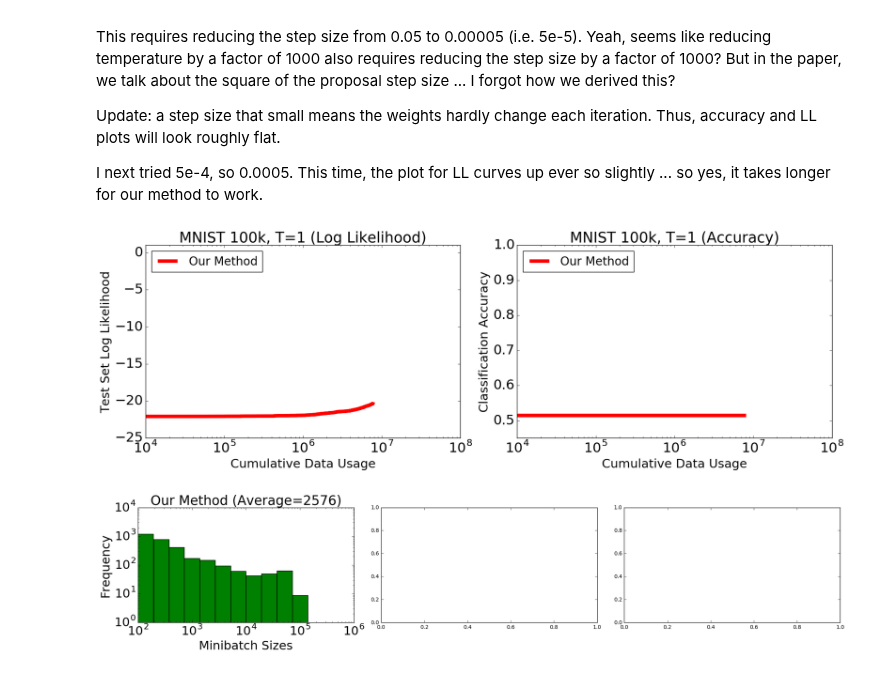
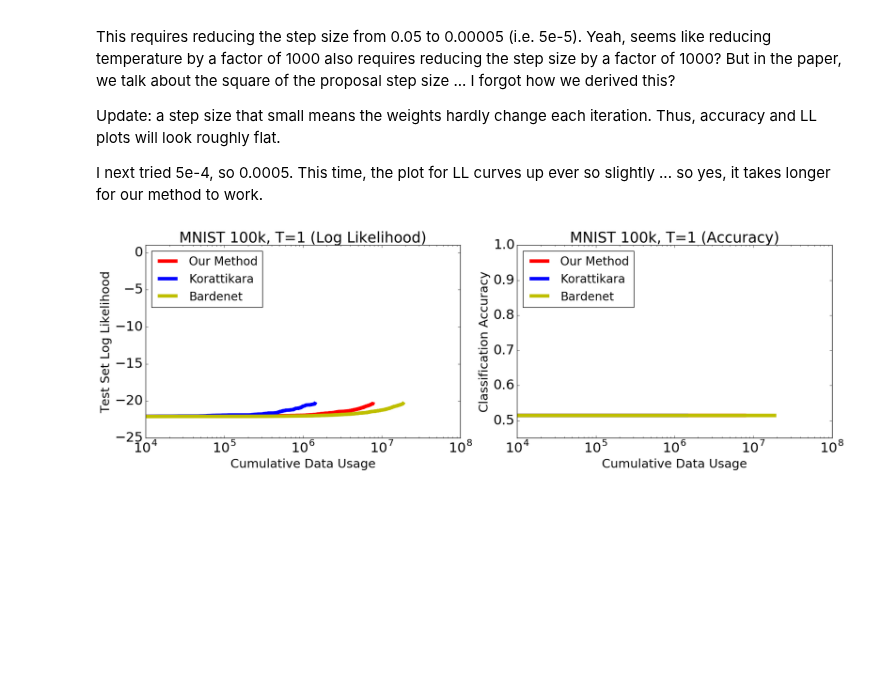
Before and after one commit to DanielTakeshi/New_MH_Test, a Jupyter notebook: code/plot_result_logisticRegression.ipynb, the cells around one changed output. Cells and saved outputs as stored; diff of their text form; code cells hidden in the pictures; blank space fills up the shorter version.

Commit message:
Added figures. I think I know the 1/b now, but need to double check

```diff
--- a/code/plot_result_logisticRegression.ipynb
+++ b/code/plot_result_logisticRegression.ipynb
@@ -332,13 +332,13 @@ I next tried 5e-4, so 0.0005. This time, the plot for LL curves up ever so sligh
 # Load the data from the matrix files.
 samples_ours, mb_size_ours, cum_size_ours, ll_test_ours, ll_train_ours, accuracy_ours = \
     parse_output(N, 'data/testLR_ours_100000_20000_3000_1.mat', 'ours')
-#samples_kora, mb_size_kora, cum_size_kora, ll_test_kora, ll_train_kora, accuracy_kora = \
-#    parse_output(N, 'data/testLR_kora_100000_20000_3000_1000.mat', 'kora')
-#samples_bard, mb_size_bard, cum_size_bard, ll_test_bard, ll_train_bard, accuracy_bard = \
-#    parse_output(N, 'data/testLR_bard_100000_20000_3000_1000.mat', 'bard')
+samples_kora, mb_size_kora, cum_size_kora, ll_test_kora, ll_train_kora, accuracy_kora = \
+    parse_output(N, 'data/testLR_kora_100000_20000_3000_1.mat', 'kora')
+samples_bard, mb_size_bard, cum_size_bard, ll_test_bard, ll_train_bard, accuracy_bard = \
+    parse_output(N, 'data/testLR_bard_100000_20000_3000_1.mat', 'bard')
 assert samples_ours.shape == (N,784)
-#assert samples_kora.shape == (N,784)
-#assert samples_bard.shape == (N,784)
+assert samples_kora.shape == (N,784)
+assert samples_bard.shape == (N,784)
 
 
 # First figure, for cumulative data usage.
@@ -352,8 +352,8 @@ width = 6.0
 xlimits = [(10**4), (10**8)]
 
 axarr[0].plot(cum_size_ours, ll_test_ours, 'r', label='Our Method', lw=width)
-#axarr[0].plot(cum_size_kora, ll_test_kora, 'b', label='Korattikara', lw=width)
-#axarr[0].plot(cum_size_bard, ll_test_bard, 'y', label='Bardenet', lw=width)
+axarr[0].plot(cum_size_kora, ll_test_kora, 'b', label='Korattikara', lw=width)
+axarr[0].plot(cum_size_bard, ll_test_bard, 'y', label='Bardenet', lw=width)
 axarr[0].set_xlim(xlimits)
 axarr[0].set_ylim([-25,1])
 axarr[0].set_xscale("log")
@@ -365,8 +365,8 @@ axarr[0].tick_params(axis='x', labelsize=tick_size)
 axarr[0].tick_params(axis='y', labelsize=tick_size)
 
 axarr[1].plot(cum_size_ours, accuracy_ours, 'r', label='Our Method', lw=width)
-#axarr[1].plot(cum_size_kora, accuracy_kora, 'b', label='Korattikara', lw=width)
-#axarr[1].plot(cum_size_bard, accuracy_bard, 'y', label='Bardenet', lw=width)
+axarr[1].plot(cum_size_kora, accuracy_kora, 'b', label='Korattikara', lw=width)
+axarr[1].plot(cum_size_bard, accuracy_bard, 'y', label='Bardenet', lw=width)
 axarr[1].set_xlim(xlimits)
 axarr[1].set_ylim([0.45,1])
 axarr[1].set_xscale("log")
@@ -404,35 +404,32 @@ axarr[0].set_yscale('log')
 axarr[0].set_xlim([min_x,max_x])
 axarr[0].set_ylim([min_y,max_y])
 axarr[0].set_yticks(yaxis_ticks)
 axarr[0].tick_params(axis='x', labelsize=tick_size)
 axarr[0].tick_params(axis='y', labelsize=tick_size)
 
-"""
 axarr[1].set_title("Korattikara (Average={})".format(int(np.mean(mb_size_kora))), fontsize=title_size)
 axarr[1].hist(mb_size_kora, bins=np.logspace(2, 6, 15), facecolor=fc)
 axarr[1].set_xlabel(x_label, fontsize=axis_size)
 axarr[1].set_xscale('log')
 axarr[1].set_yscale('log')
 axarr[1].set_xlim([min_x,max_x])
 axarr[1].set_ylim([min_y,max_y])
 axarr[1].set_yticks(yaxis_ticks)
 axarr[1].tick_params(axis='x', labelsize=tick_size)
 axarr[1].tick_params(axis='y', labelsize=tick_size)
 
 axarr[2].set_title("Bardenet (Average={})".format(int(np.mean(mb_size_bard))), fontsize=title_size)
 axarr[2].hist(mb_size_bard, bins=np.logspace(2, 6, 15), facecolor=fc)
 axarr[2].set_xlabel(x_label, fontsize=axis_size)
 axarr[2].set_xscale('log')
 axarr[2].set_yscale('log')
 axarr[2].set_xlim([min_x,max_x])
 axarr[2].set_ylim([min_y,max_y])
 axarr[2].set_yticks(yaxis_ticks)
 axarr[2].tick_params(axis='x', labelsize=tick_size)
 axarr[2].tick_params(axis='y', labelsize=tick_size)
-"""
 
 plt.tight_layout()
-#plt.savefig(fig_dir_output+"logistic_regression_histograms_results.png", dpi=DPI)
+plt.savefig(fig_dir_output+"logistic_regression_histograms_results_v3.png", dpi=DPI)
 # %% [output]
-[figure, old version]
+[figure, new version]
-[figure, removed]
```
Also changed, not shown: parts of 2 cells of this notebook, 6 other files.
